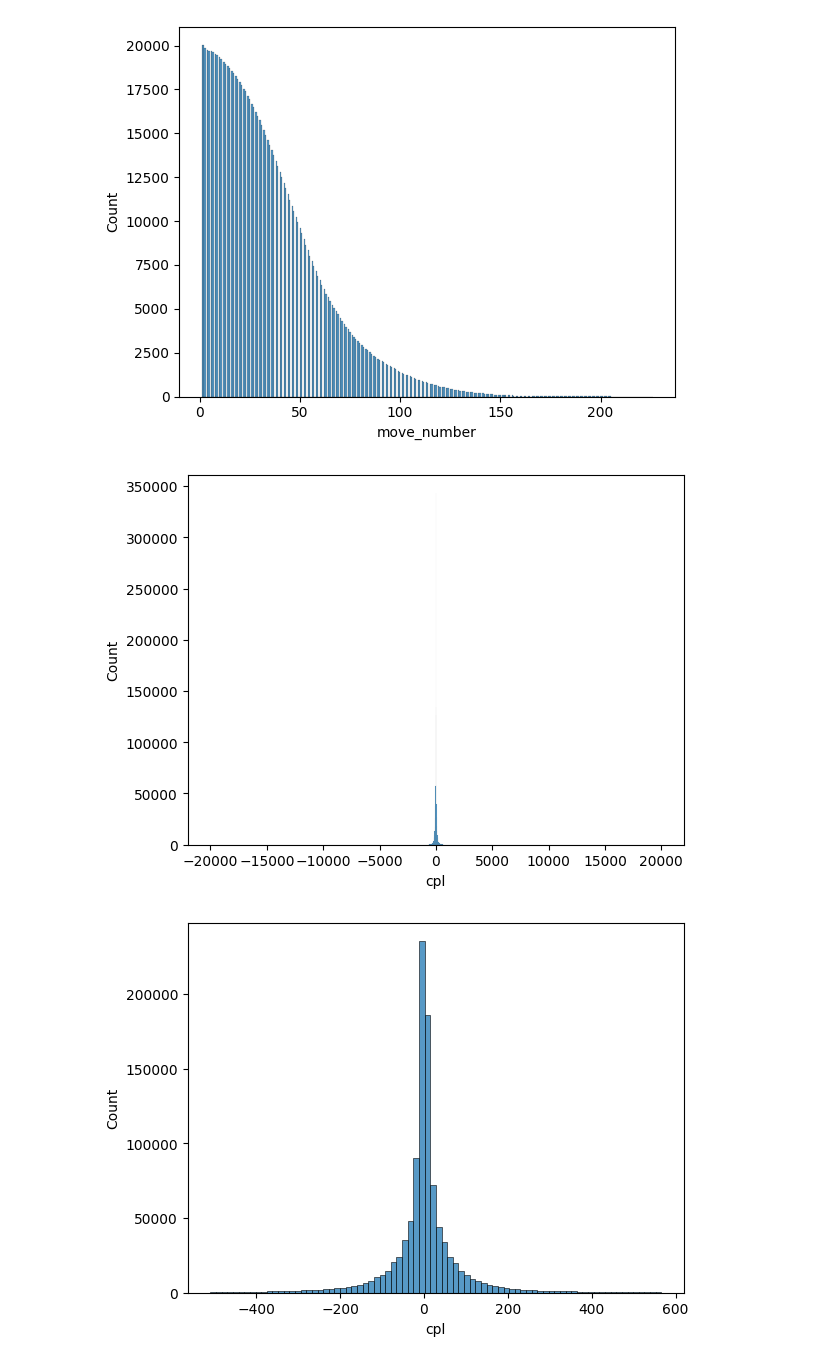
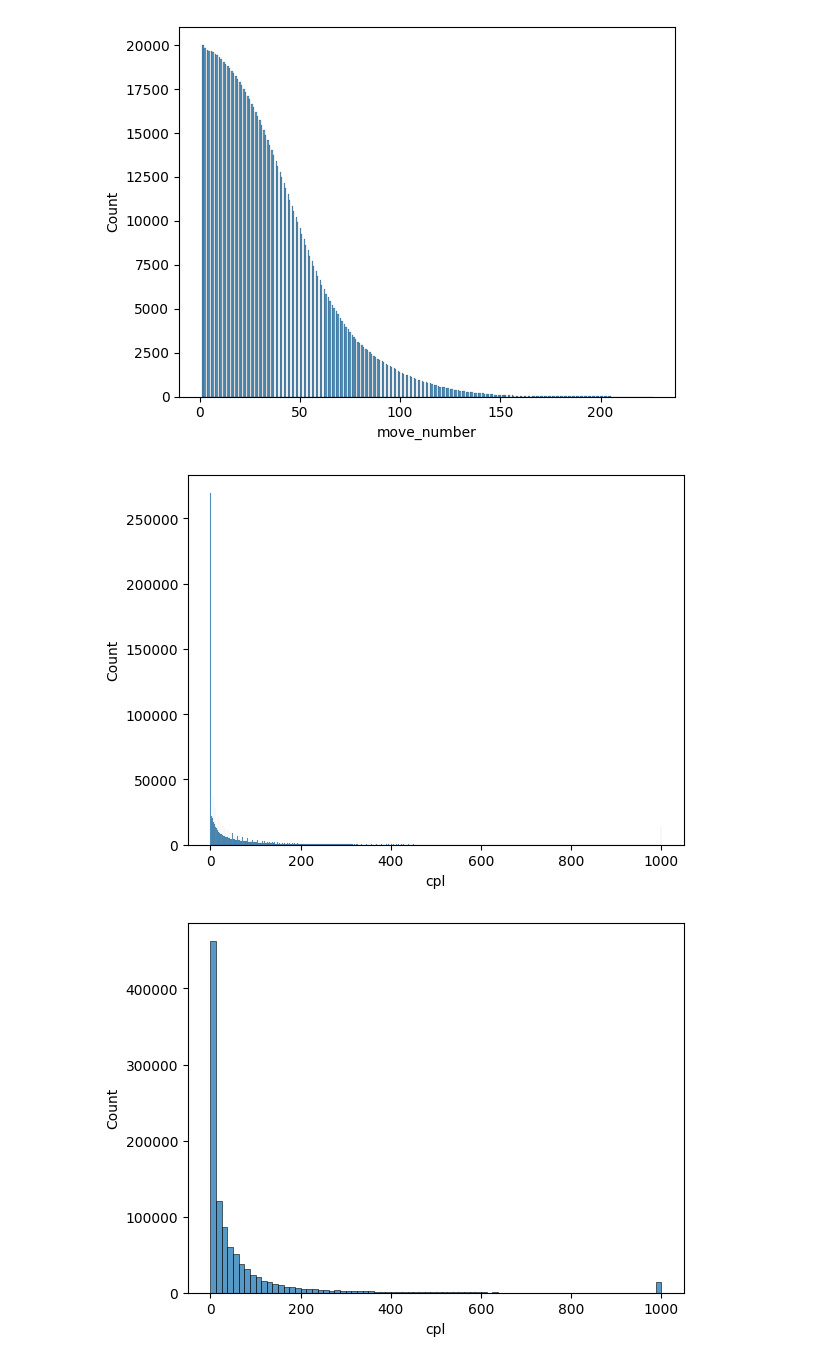
Before and after one commit to j-chowder/datablog-decision-fatigue, a Jupyter notebook: notebooks/jaden/initial_explore.ipynb, the cells around one changed output. Cells and saved outputs as stored; diff of their text form; code cells hidden in the pictures.

Commit message:
did some visualizatoins

```diff
--- a/notebooks/jaden/initial_explore.ipynb
+++ b/notebooks/jaden/initial_explore.ipynb
@@ -6,3 +8,5 @@ import matplotlib.pyplot as plt
+# %%
+sns.set_theme(style="whitegrid", font_scale=1.05)
 # %%
-df = pd.read_csv("../../data/processed/move_level_data.csv")
+moves = pd.read_csv("../../data/processed/move_level_data_v2.csv")
 # %%
@@ -10,6 +14,6 @@ sns.histplot(df['move_number']);
 # %% [output]
 [figure]
 # %%
-sns.histplot(df['cpl']);
+sns.histplot(moves['cpl']);
 # %% [output]
-[figure, old version]
+[figure, new version]
@@ -23,4 +20,4 @@ df_clipped = df[(df["cpl"] >= lower) & (df["cpl"] <= upper)]
 # %%
-sns.histplot(df_clipped["cpl"], bins=80);
+sns.histplot(moves["cpl"], bins=80);
 # %% [output]
-[figure, old version]
+[figure, new version]
```
Also changed, not shown: parts of 30 cells of this notebook, 6 other files.
